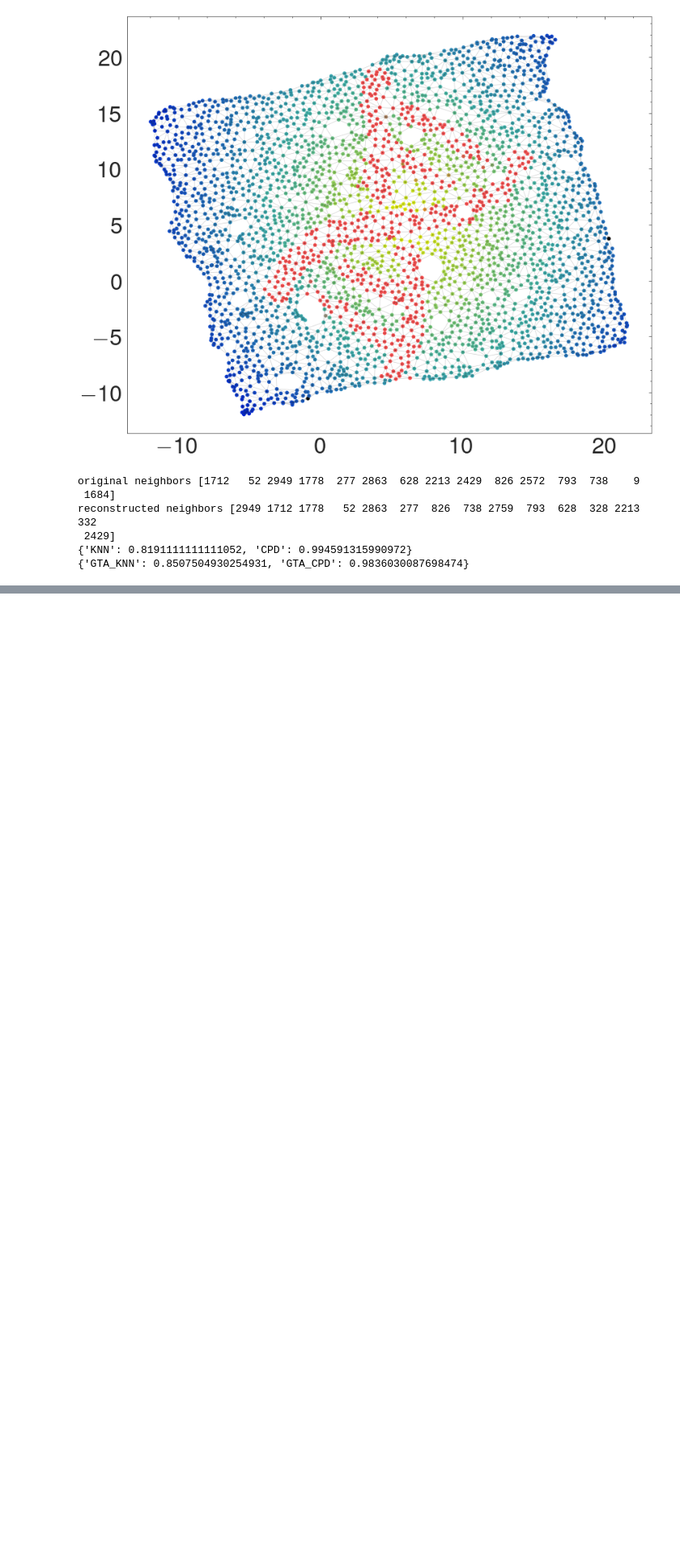
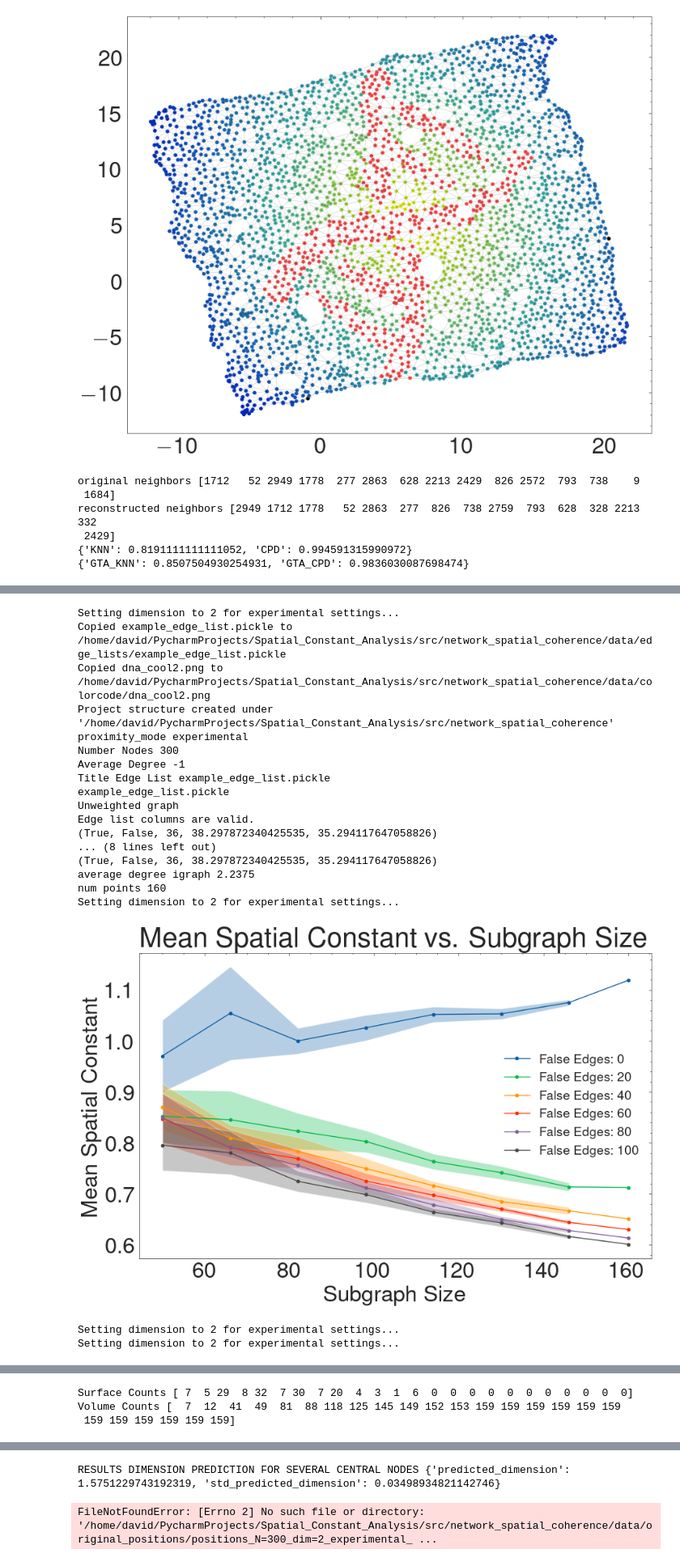
Before and after one commit to DavidFernandezBonet/Spatial_Constant_Analysis, a Jupyter notebook: network_spatial_coherence/network_spatial_coherence_tutorial.ipynb, the cells around one changed output, grey strips where cells are left out. Shown at 81% size. Saved outputs shown, nothing was run; the diff lists cells and outputs as text; code cells hidden in the pictures; blank space fills up the shorter version.

```diff
--- a/network_spatial_coherence/network_spatial_coherence_tutorial.ipynb
+++ b/network_spatial_coherence/network_spatial_coherence_tutorial.ipynb
@@ -212,0 +215,30 @@ reconstructed neighbors [2949 1712 1778   52 2863  277  826  738 2759  793  628
+# %%
+from network_spatial_coherence import nsc_pipeline
+from network_spatial_coherence import structure_and_args
+config_path = "my_config.py"
+args = structure_and_args.GraphArgs(override_config_path=config_path)
+args.verbose = False
+graph = nsc_pipeline.load_and_initialize_graph(args=args)
+single_graph_args = nsc_pipeline.run_pipeline(graph, args)
+plot_profiling_results(single_graph_args)
+# %% [output]
+Setting dimension to 2 for experimental settings...
+Copied example_edge_list.pickle to /home/david/PycharmProjects/Spatial_Constant_Analysis/src/network_spatial_coherence/data/edge_lists/example_edge_list.pickle
+Copied dna_cool2.png to /home/david/PycharmProjects/Spatial_Constant_Analysis/src/network_spatial_coherence/data/colorcode/dna_cool2.png
+Project structure created under '/home/david/PycharmProjects/Spatial_Constant_Analysis/src/network_spatial_coherence'
+proximity_mode experimental
+Number Nodes 300
+Average Degree -1
+Title Edge List example_edge_list.pickle
+example_edge_list.pickle
+Unweighted graph
+Edge list columns are valid.
+(True, False, 36, 38.297872340425535, 35.294117647058826)
+... (8 lines left out)
+(True, False, 36, 38.297872340425535, 35.294117647058826)
+average degree igraph 2.2375
+num points 160
+Setting dimension to 2 for experimental settings...
+[figure, added]
+Setting dimension to 2 for experimental settings...
+Setting dimension to 2 for experimental settings...
@@ -212,0 +246,3 @@ reconstructed neighbors [2949 1712 1778   52 2863  277  826  738 2759  793  628
+Surface Counts [ 7  5 29  8 32  7 30  7 20  4  3  1  6  0  0  0  0  0  0  0  0  0  0  0]
+Volume Counts [  7  12  41  49  81  88 118 125 145 149 152 153 159 159 159 159 159 159
+ 159 159 159 159 159 159]
@@ -212,0 +251,2 @@ reconstructed neighbors [2949 1712 1778   52 2863  277  826  738 2759  793  628
+RESULTS DIMENSION PREDICTION FOR SEVERAL CENTRAL NODES {'predicted_dimension': 1.5751229743192319, 'std_predicted_dimension': 0.03498934821142746}
+FileNotFoundError: [Errno 2] No such file or directory: '/home/david/PycharmProjects/Spatial_Constant_Analysis/src/network_spatial_coherence/data/original_positions/positions_N=300_dim=2_experimental_ ...
```
Also changed, not shown: parts of 3 cells of this notebook, 17 other files.
